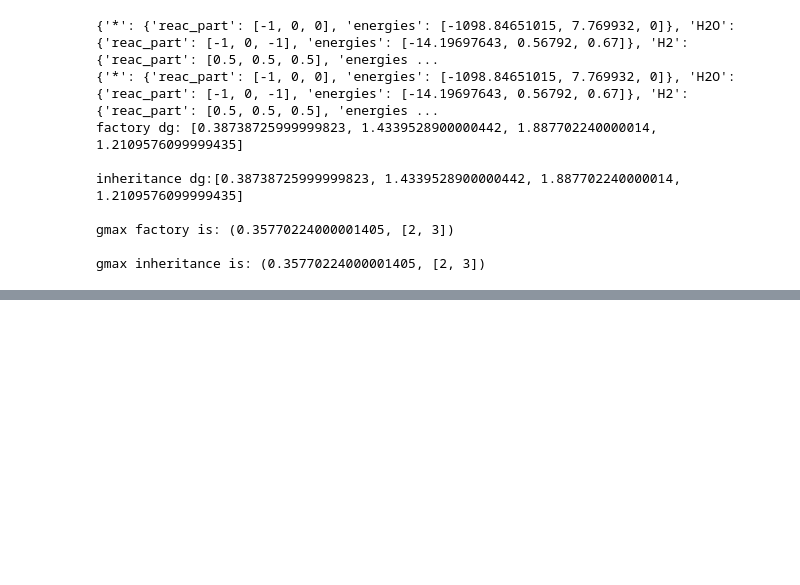
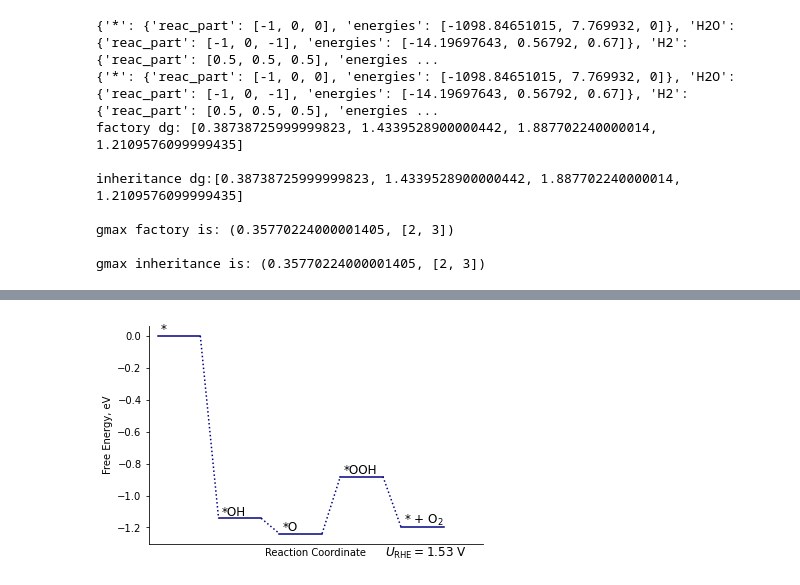
Before and after one commit to Chiekurabols/electrochemical-tools, a Jupyter notebook: jupyter_notebooks/electrochemical_tools.ipynb, the cells around one changed output, grey strips where cells are left out. Drawn from its saved outputs; the diff is of its cells as text; code cells hidden in the pictures; blank space fills up the shorter version.

```diff
--- a/jupyter_notebooks/electrochemical_tools.ipynb
+++ b/jupyter_notebooks/electrochemical_tools.ipynb
@@ -346,3 +418,8 @@ test_factory.g_plot(u = 1.53, print_labels=True)
+# %%
+fig, ax = plt.subplots()
+test_factory.g_plot(u = 1.53, trapezo=True, print_labels=True, color="navy", line_width=0.85)
+# %% [output]
+[figure, added]
 # %%
 fig, ax = plt.subplots()
 test_factory.g_plot_eq()
```
Also changed, not shown: parts of 8 cells of this notebook.
